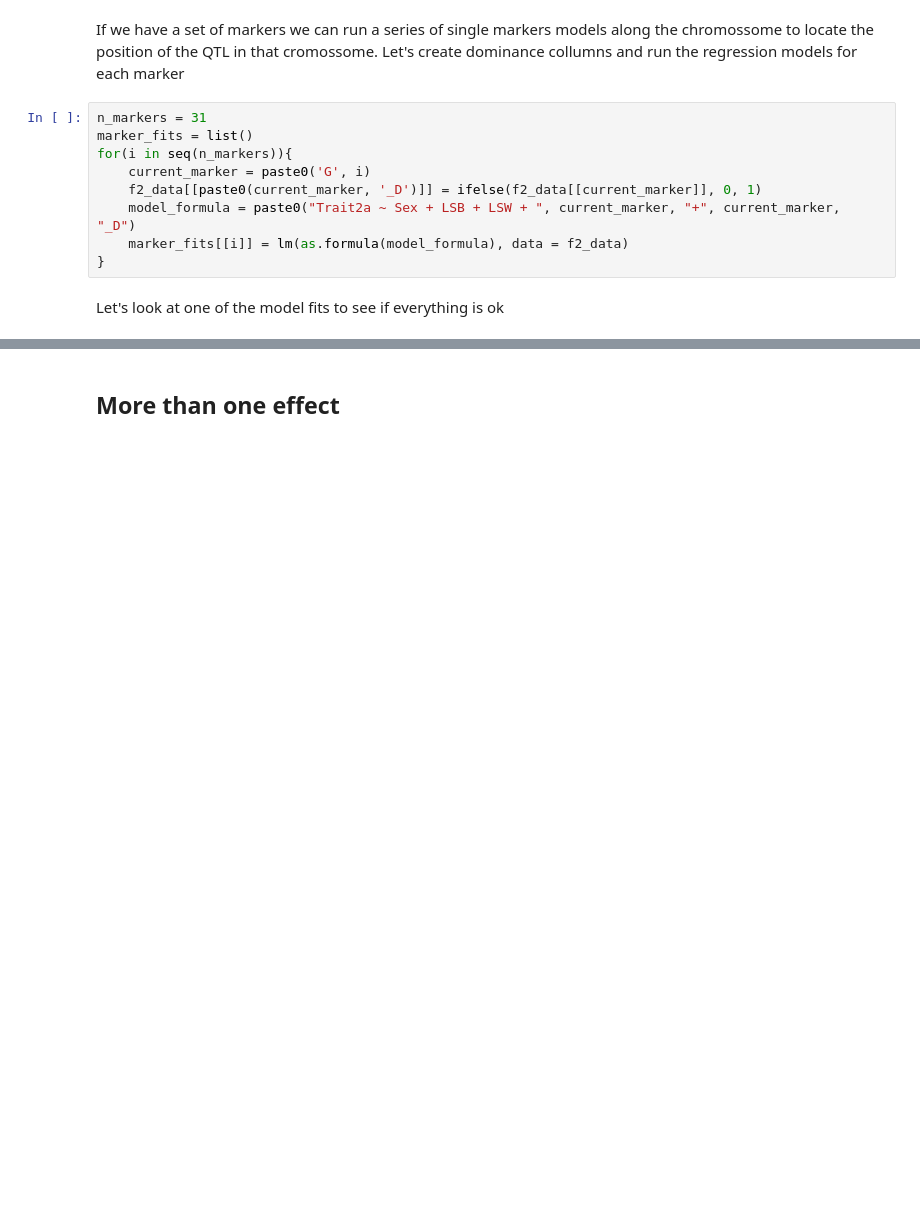
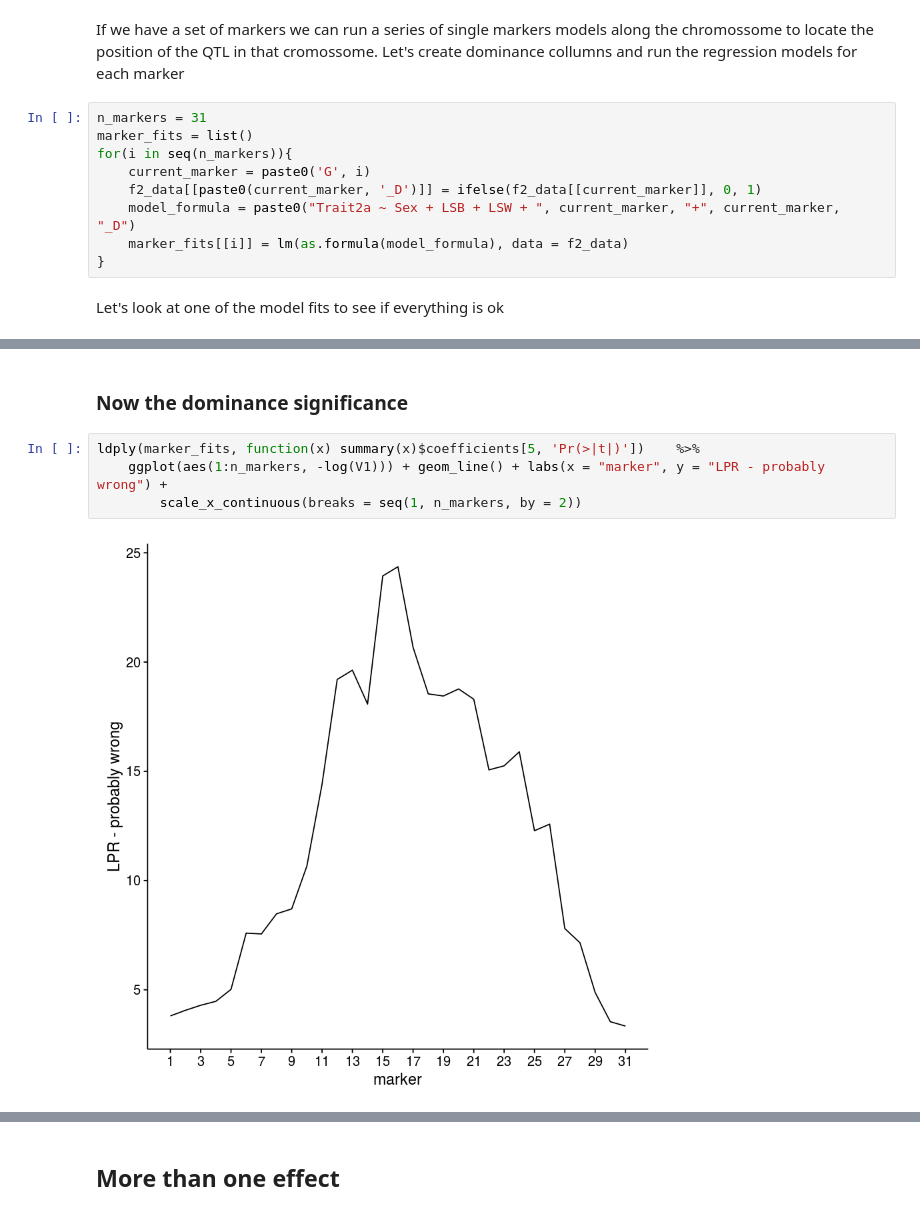
Before and after one commit to diogro/QGcourse, a Jupyter notebook: F2 mapping tutorial.ipynb, the cells around one changed output, grey strips where cells are left out. Drawn from its saved outputs; the diff is of its cells as text; blank space fills up the shorter version.

```diff
--- a/F2 mapping tutorial.ipynb
+++ b/F2 mapping tutorial.ipynb
@@ -182,0 +203,8 @@ ldply(marker_fits, function(x) summary(x)$coefficients[5, 'Pr(>|t|)']) %>%
+# %% [markdown]
+### Now the dominance significance
+# %%
+ldply(marker_fits, function(x) summary(x)$coefficients[5, 'Pr(>|t|)'])    %>%
+    ggplot(aes(1:n_markers, -log(V1))) + geom_line() + labs(x = "marker", y = "LPR - probably wrong") +
+        scale_x_continuous(breaks = seq(1, n_markers, by = 2))
+# %% [output]
+[figure, added]
```
Also changed, not shown: parts of 16 cells of this notebook.
